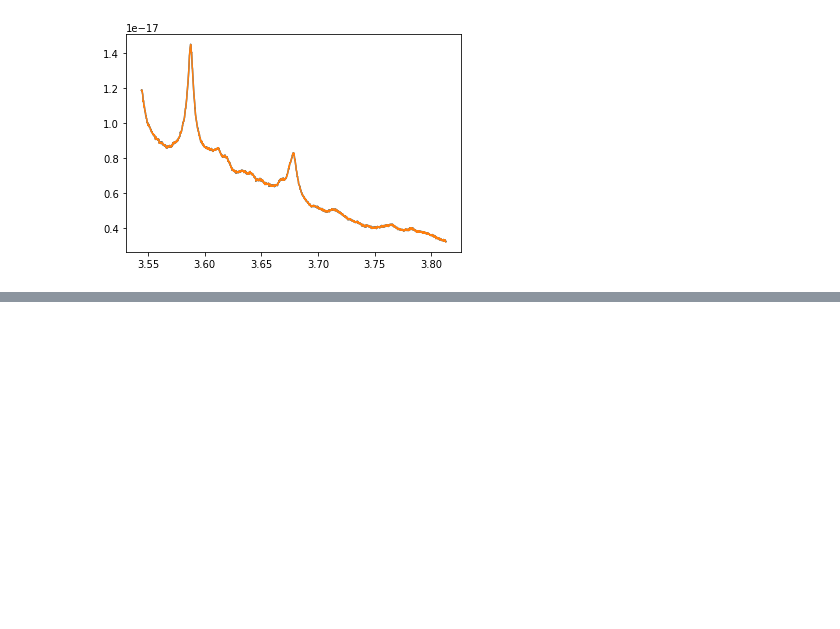
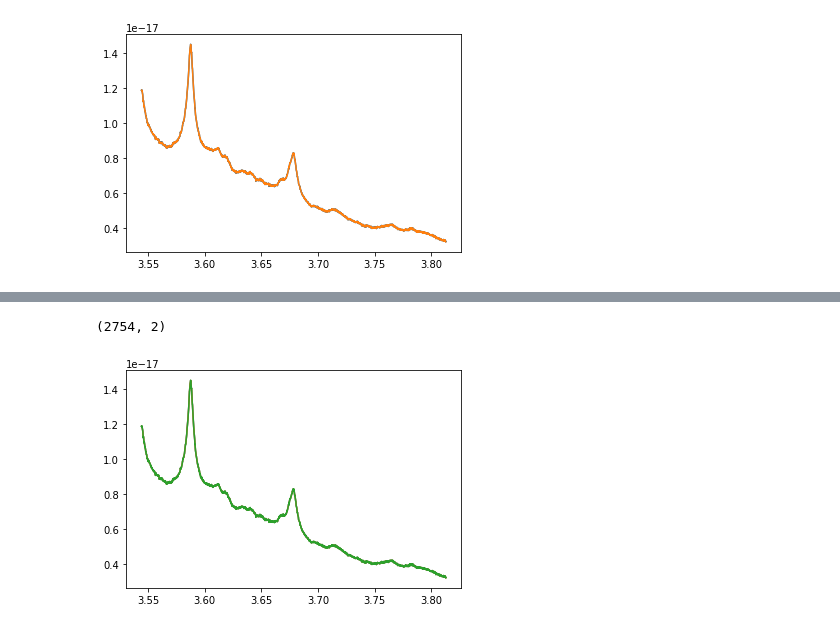
Before and after one commit to belaa/specsim-for-eboss, a Jupyter notebook: downsample_to_eBOSS_grid.ipynb, the cells around one changed output, grey strips where cells are left out. Saved outputs shown, nothing was run; the diff lists cells and outputs as text; code cells hidden in the pictures; blank space fills up the shorter version.

```diff
--- a/downsample_to_eBOSS_grid.ipynb
+++ b/downsample_to_eBOSS_grid.ipynb
@@ -891,0 +756,28 @@ plt.show()
+# %%
+meta = dict(name='b', num_fibers=num_fibers)
+table = astropy.table.Table(meta=meta)
+table.add_column(astropy.table.Column(
+    name='wavelength', data=blue_output['wavelength']))
+table.add_column(astropy.table.Column(
+    name='observed_flux', **column_args))
+# %%
+table['observed_flux'][:,0] = blue_output['observed_flux'][:,0]
+table['observed_flux'][:,1] = blue_output['observed_flux'][:,0]
+# %%
+## This is the input to our downsampling algorithm
+## wavelength_out = eboss_b_out
+wave_in = table['wavelength']
+data = table['observed_flux']
+# %%
+wlen, flux = downsample_to_eboss(eboss_b_out, wave_in, data)
+# %%
+flux.shape
+# %% [output]
+(2754, 2)
+# %%
+plt.plot(wlen, flux[:,0])
+plt.plot(wlen, flux[:,1])
+plt.plot(np.log10(blue_output['wavelength']), blue_output['observed_flux'])
+plt.show()
+# %% [output]
+[figure, added]
```
Also changed, not shown: parts of 56 cells of this notebook.
